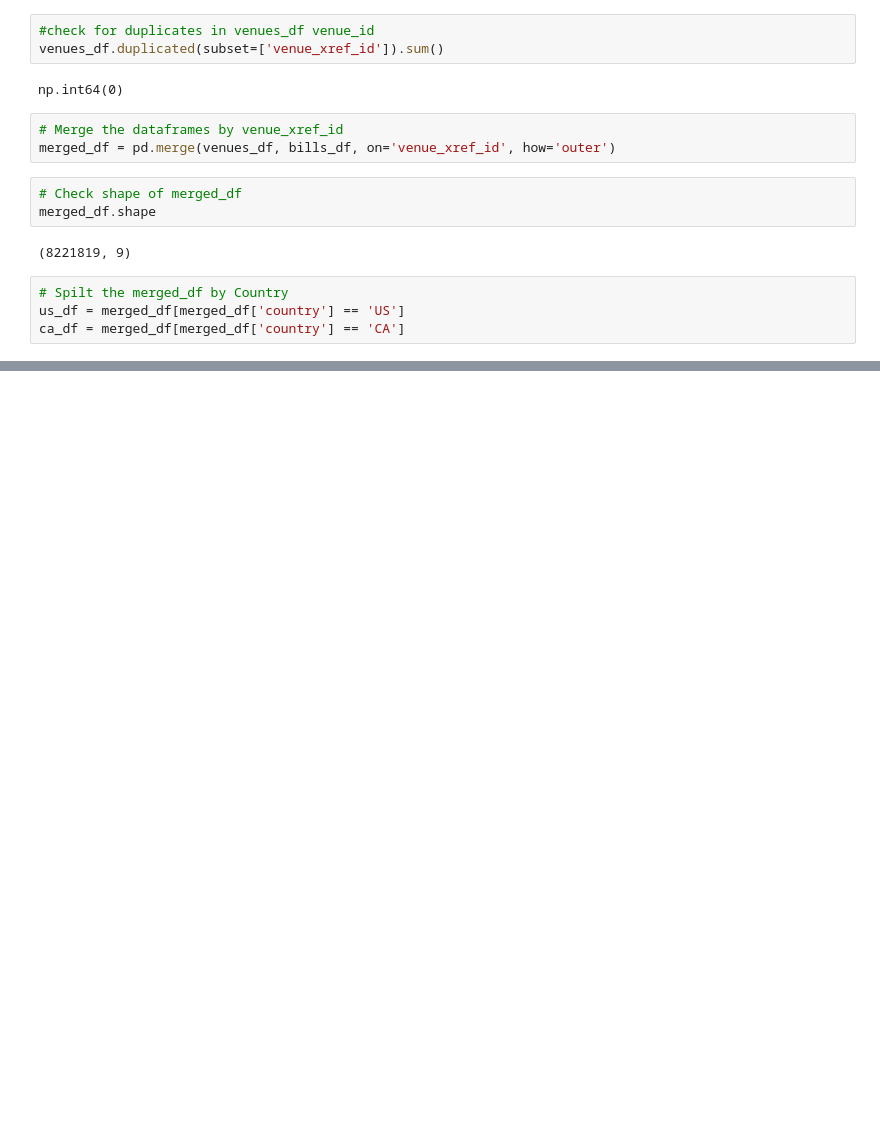
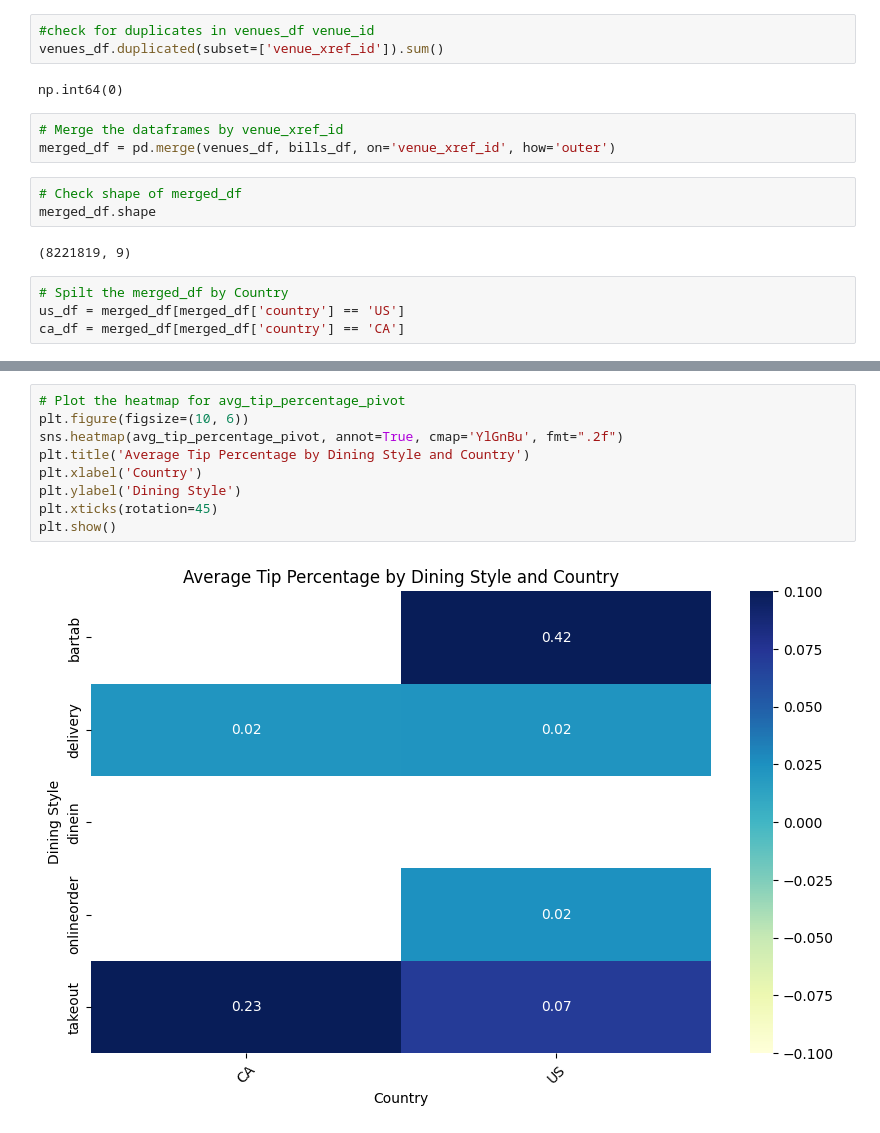
Before and after one commit to Andrew-Girgis/TouchBistro-CxC, a Jupyter notebook: TouchBistro.ipynb, the cells around one changed output, grey strips where cells are left out. Drawn from its saved outputs; the diff is of its cells as text; blank space fills up the shorter version.

```diff
--- a/TouchBistro.ipynb
+++ b/TouchBistro.ipynb
@@ -161,0 +194,11 @@ KeyError: 'Column not found: bill_total_net'
+# %%
+# Plot the heatmap for avg_tip_percentage_pivot
+plt.figure(figsize=(10, 6))
+sns.heatmap(avg_tip_percentage_pivot, annot=True, cmap='YlGnBu', fmt=".2f")
+plt.title('Average Tip Percentage by Dining Style and Country')
+plt.xlabel('Country')
+plt.ylabel('Dining Style')
+plt.xticks(rotation=45)
+plt.show()
+# %% [output]
+[figure, added]
```
Also changed, not shown: parts of 7 cells of this notebook.
